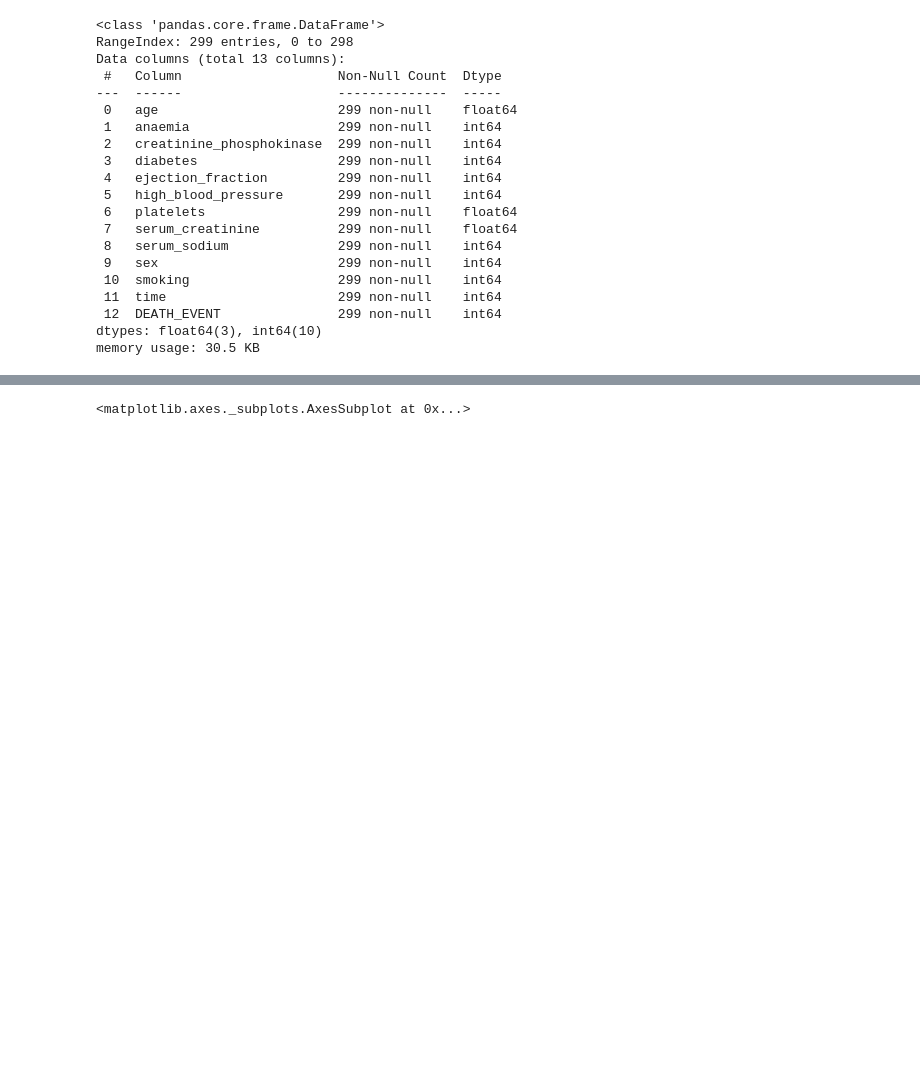
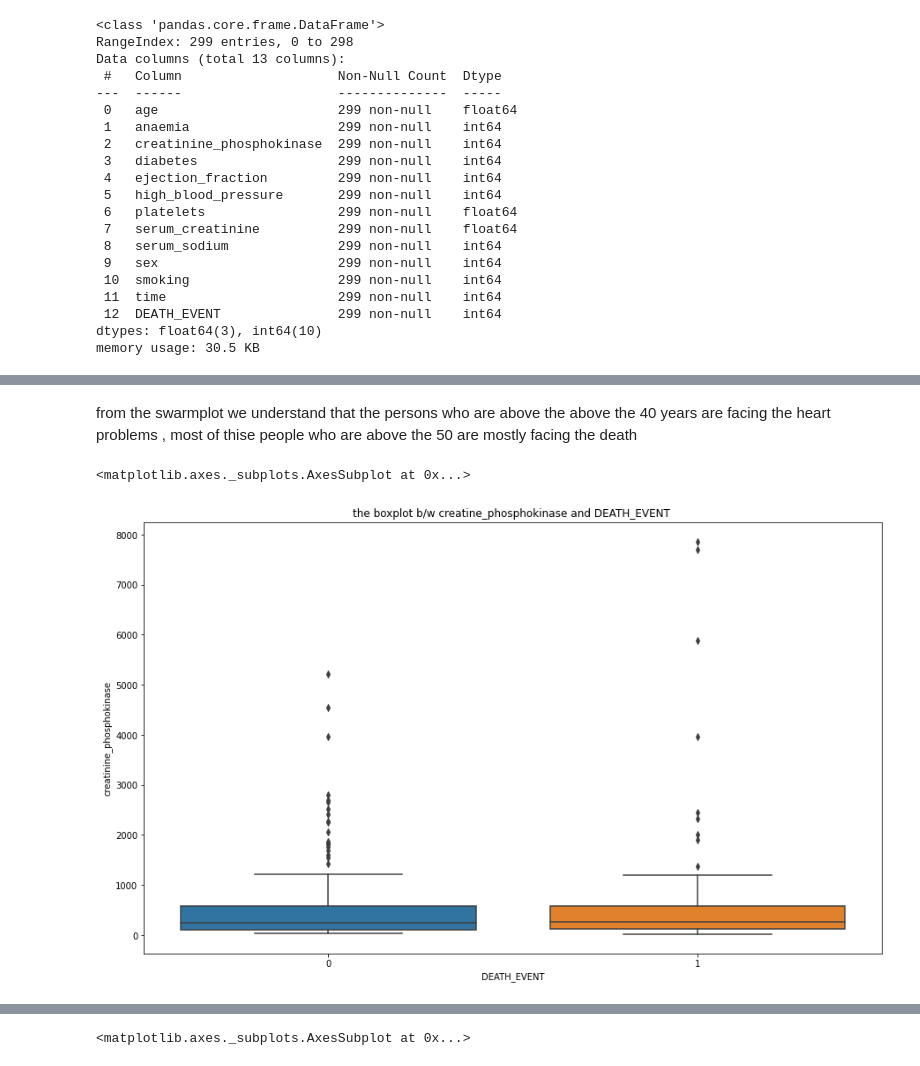
Before and after one commit to venkateswararao7/BASIC-ML, a Jupyter notebook: heart_data.ipynb, the cells around one changed output, grey strips where cells are left out. Drawn from its saved outputs; the diff is of its cells as text; code cells hidden in the pictures; blank space fills up the shorter version.

```diff
--- a/heart_data.ipynb
+++ b/heart_data.ipynb
@@ -101,0 +129,9 @@ memory usage: 30.5 KB
+# %% [markdown]
+from the swarmplot we understand that the persons who are above the above the 40 years are facing the heart problems , most of thise people who are above the 50 are mostly facing the death
+# %%
+plt.figure(figsize=(15,9))
+plt.title("the boxplot b/w creatine_phosphokinase and DEATH_EVENT ")
+sns.boxplot(x= my_data['DEATH_EVENT'] ,y=my_data['creatinine_phosphokinase'])
+# %% [output]
+<matplotlib.axes._subplots.AxesSubplot at 0x...>
+[figure, added]
```
Also changed, not shown: parts of 16 cells of this notebook.
